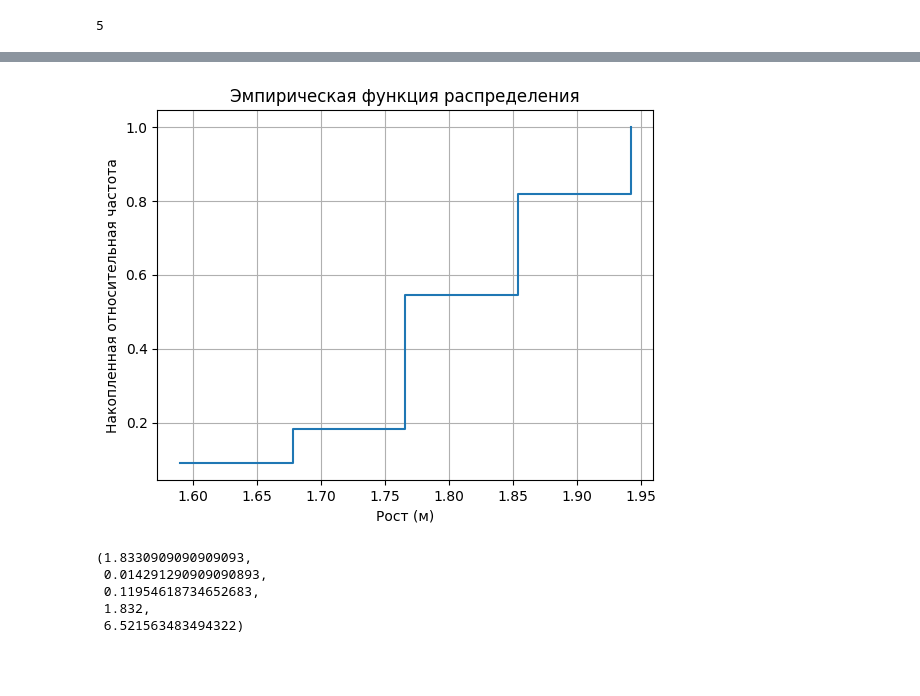
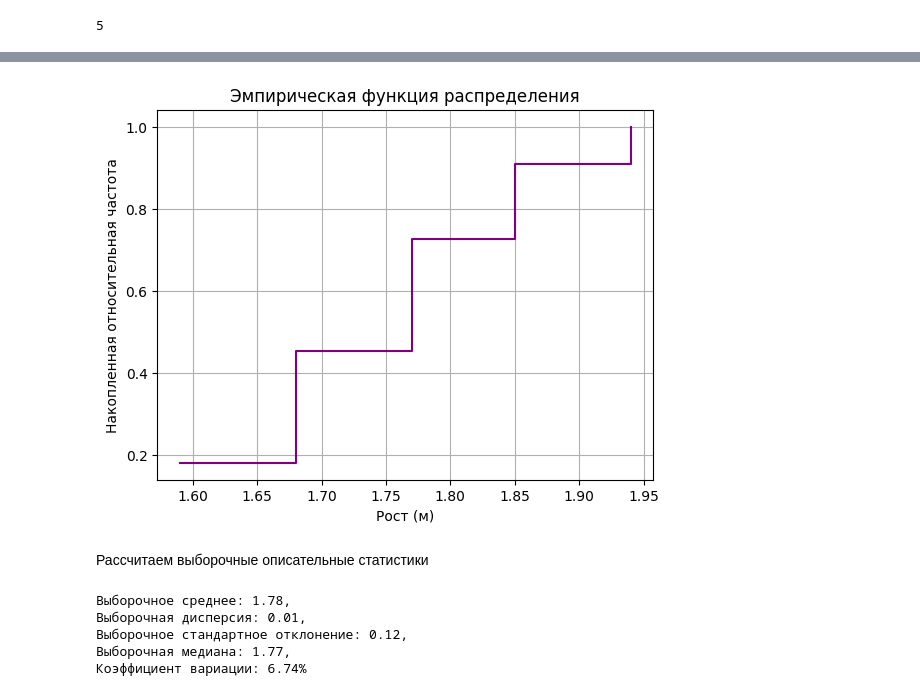
Before and after one commit to berberberk/apms-fs-2024, a Jupyter notebook: APMS1.ipynb, the cells around one changed output, grey strips where cells are left out. Cells and saved outputs as stored; diff of their text form; code cells hidden in the pictures; blank space fills up the shorter version.

```diff
--- a/APMS1.ipynb
+++ b/APMS1.ipynb
@@ -116,6 +156,6 @@ mean_value, variance, std_deviation, median_value, coefficient_of_variation
 # %%
 # Данные
-height = [1.735,1.795,1.832,1.86,1.92,1.772,1.97,1.87,1.59,1.79,2.03]
+height = [1.73, 1.76, 1.83, 1.66, 1.72, 1.77, 1.85, 1.87, 1.59, 1.79, 2.03]
 
 # Число наблюдений
 n = len(height)
@@ -134,6 +177,6 @@ max_value = max(height)
 interval_width = (max_value - min_value) / m
 
 # Границы интервалов
-intervals = [min_value + i * interval_width for i in range(m + 1)]
+intervals = [round(min_value + i * interval_width, 2) for i in range(m + 1)]
 intervals
 # %% [output]
@@ -177,36 +227,42 @@ plt.show()
 # %%
 # Вычисление эмпирической функции распределения
 empirical_distribution = np.cumsum(relative_frequencies)
 
 # График эмпирической функции распределения
-plt.step(interval_edges[:-1], empirical_distribution, where='post')
+plt.step(interval_edges[:-1], empirical_distribution, where='post', color='purple')
 plt.title('Эмпирическая функция распределения')
 plt.xlabel('Рост (м)')
 plt.ylabel('Накопленная относительная частота')
 plt.grid(True)
 plt.show()
 # %% [output]
-[figure, old version]
+[figure, new version]
+# %% [markdown]
+Рассчитаем выборочные описательные статистики
 # %%
 # Выборочное среднее
-mean_value = np.mean(height)
+mean_value = round(np.mean(height), 2)
 
 # Выборочная дисперсия
-variance = np.var(height, ddof=1)
+variance = round(np.var(height, ddof=1), 2)
 
 # Выборочное стандартное отклонение
-std_deviation = np.std(height, ddof=1)
+std_deviation = round(np.std(height, ddof=1), 2)
 
 # Выборочная медиана
-median_value = np.median(height)
+median_value = round(np.median(height), 2)
 
 # Коэффициент вариации
-coefficient_of_variation = (std_deviation / mean_value) * 100
+coefficient_of_variation = round((std_deviation / mean_value) * 100, 2)
 
-mean_value, variance, std_deviation, median_value, coefficient_of_variation
+print(f'Выборочное среднее: {mean_value}, \
+        \nВыборочная дисперсия: {variance}, \
+        \nВыборочное стандартное отклонение: {std_deviation}, \
+        \nВыборочная медиана: {median_value}, \
+        \nКоэффициент вариации: {coefficient_of_variation}%')
 # %% [output]
-(1.8330909090909093,
- 0.014291290909090893,
- 0.11954618734652683,
- 1.832,
- 6.521563483494322)
+Выборочное среднее: 1.78,
+Выборочная дисперсия: 0.01,
+Выборочное стандартное отклонение: 0.12,
+Выборочная медиана: 1.77,
+Коэффициент вариации: 6.74%
```
Also changed, not shown: parts of 22 cells of this notebook.
